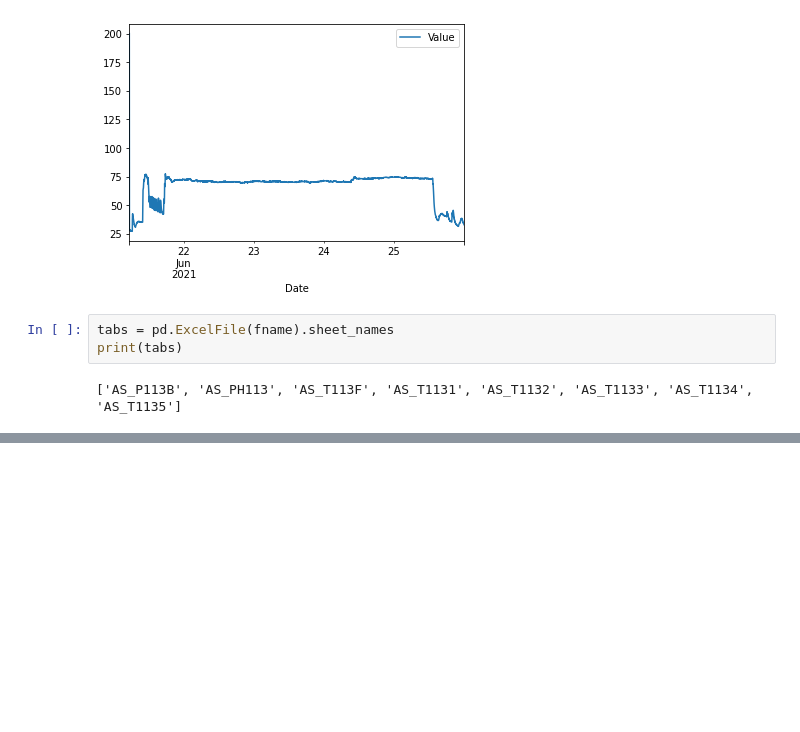
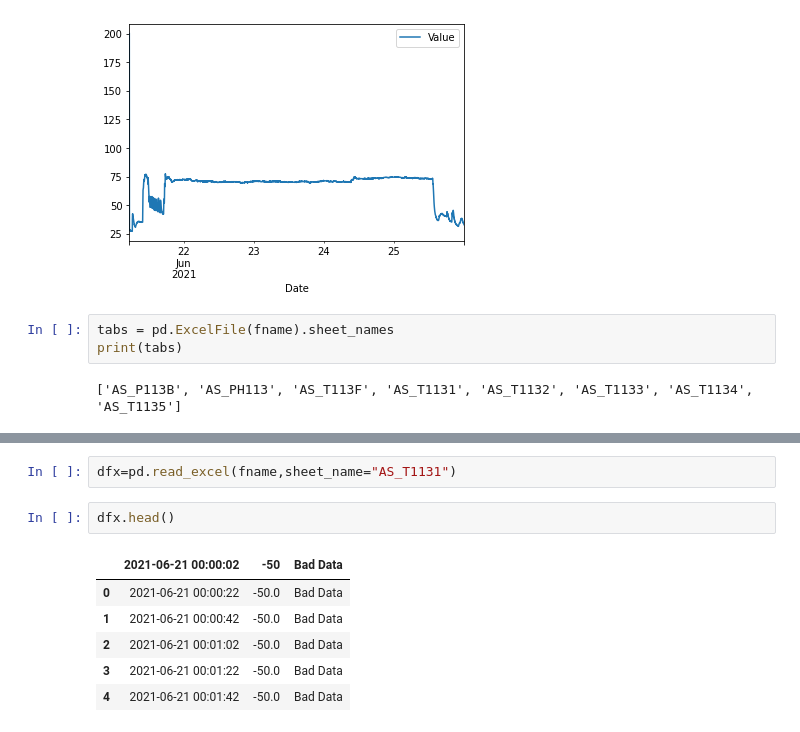
Before and after one commit to sipocz/XLS_Conv, a Jupyter notebook: XLS_converter.ipynb, the cells around one changed output, grey strips where cells are left out. Drawn from its saved outputs; the diff is of its cells as text; blank space fills up the shorter version.

```diff
--- a/XLS_converter.ipynb
+++ b/XLS_converter.ipynb
@@ -299,0 +346,11 @@ print(tabs)
+# %%
+dfx=pd.read_excel(fname,sheet_name="AS_T1131")
+# %%
+dfx.head()
+# %% [output]
+|  | 2021-06-21 00:00:02 | -50 | Bad Data |
+| 0 | 2021-06-21 00:00:22 | -50.0 | Bad Data |
+| 1 | 2021-06-21 00:00:42 | -50.0 | Bad Data |
+| 2 | 2021-06-21 00:01:02 | -50.0 | Bad Data |
+| 3 | 2021-06-21 00:01:22 | -50.0 | Bad Data |
+| 4 | 2021-06-21 00:01:42 | -50.0 | Bad Data |
```
Also changed, not shown: parts of 8 cells of this notebook.
